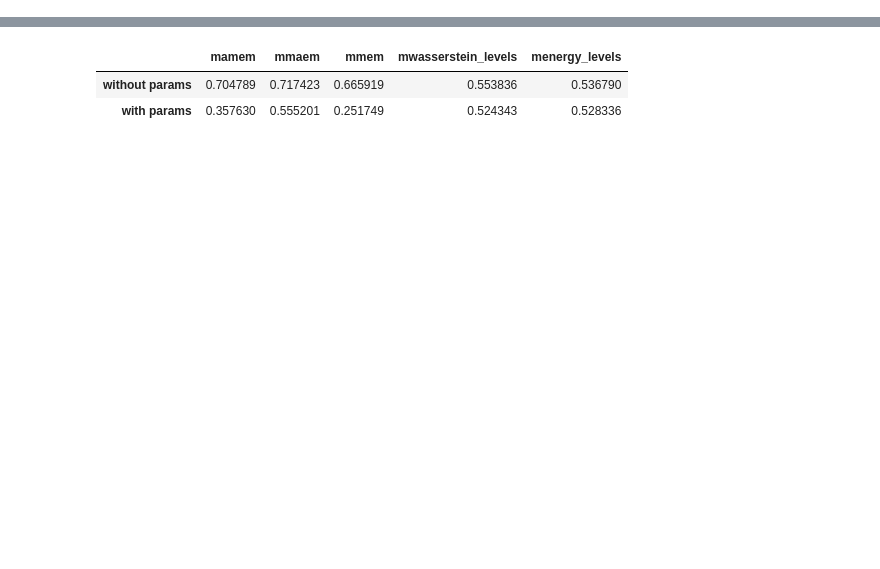
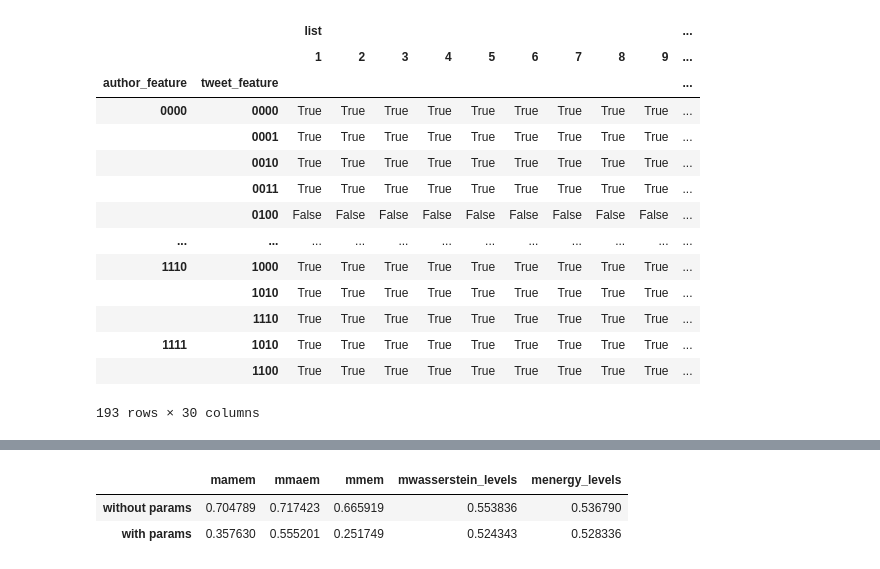
Before and after one commit to sarming/propagation, a Jupyter notebook: trees/tree_analysis.ipynb, the cells around one changed output, grey strips where cells are left out. Saved outputs shown, nothing was run; the diff lists cells and outputs as text; code cells hidden in the pictures; blank space fills up the shorter version.

```diff
--- a/trees/tree_analysis.ipynb
+++ b/trees/tree_analysis.ipynb
@@ -61,5 +73,7 @@ def retweeted_by_feature(df):
 with quote_brackets('vegan_20210729_analysed.csv') as f:
     vegan_a=normalized_csv(f, 'vegan_analyzed.csv')
 
-fpoe_a=normalized_csv('fpoeanalysed.csv','fpoe_analyzed.csv')
-neos_a=normalized_csv('neos_20210729_analysed.csv','neos_analyzed.csv')
+# fpoe_a=normalized_csv('fpoeanalysed.csv','fpoe_analyzed.csv')
+# neos_a=normalized_csv('neos_20210729_analysed.csv','neos_analyzed.csv')
+fpoe_w=normalized_csv('fpoe_w.csv','fpoe_analyzed.csv')
+neos_w=normalized_csv('neos_w.csv','neos_analyzed.csv')
@@ -76,8 +97,8 @@ rfpoe_p=retweeted_by_feature(fpoe_p)
 rneos_g=retweeted_by_feature(neos_g)
 rneos_p=retweeted_by_feature(neos_p)
 # %%
-fpoe_a=by_feature(fpoe_a)
-neos_a=by_feature(neos_a)
+fpoe_w=by_feature(fpoe_w)
+neos_w=by_feature(neos_w)
 fpoe_g=by_feature(fpoe_g)
 fpoe_p=by_feature(fpoe_p)
 neos_g=by_feature(neos_g)
@@ -84,0 +142,18 @@ neos_p=by_feature(neos_p)
+# %%
+rfpoe_w.eq(fpoe_w)
+# %% [output]
+|  |  | list |  |  |  |  |  |  |  |  | ... |
+|  |  | 1 | 2 | 3 | 4 | 5 | 6 | 7 | 8 | 9 | ... |
+| author_feature | tweet_feature |  |  |  |  |  |  |  |  |  | ... |
+| 0000 | 0000 | True | True | True | True | True | True | True | True | True | ... |
+|  | 0001 | True | True | True | True | True | True | True | True | True | ... |
+|  | 0010 | True | True | True | True | True | True | True | True | True | ... |
+|  | 0011 | True | True | True | True | True | True | True | True | True | ... |
+|  | 0100 | False | False | False | False | False | False | False | False | False | ... |
+| ... | ... | ... | ... | ... | ... | ... | ... | ... | ... | ... | ... |
+| 1110 | 1000 | True | True | True | True | True | True | True | True | True | ... |
+|  | 1010 | True | True | True | True | True | True | True | True | True | ... |
+|  | 1110 | True | True | True | True | True | True | True | True | True | ... |
+| 1111 | 1010 | True | True | True | True | True | True | True | True | True | ... |
+|  | 1100 | True | True | True | True | True | True | True | True | True | ... |
+193 rows × 30 columns
```
Also changed, not shown: parts of 37 cells of this notebook, 3 other files.
